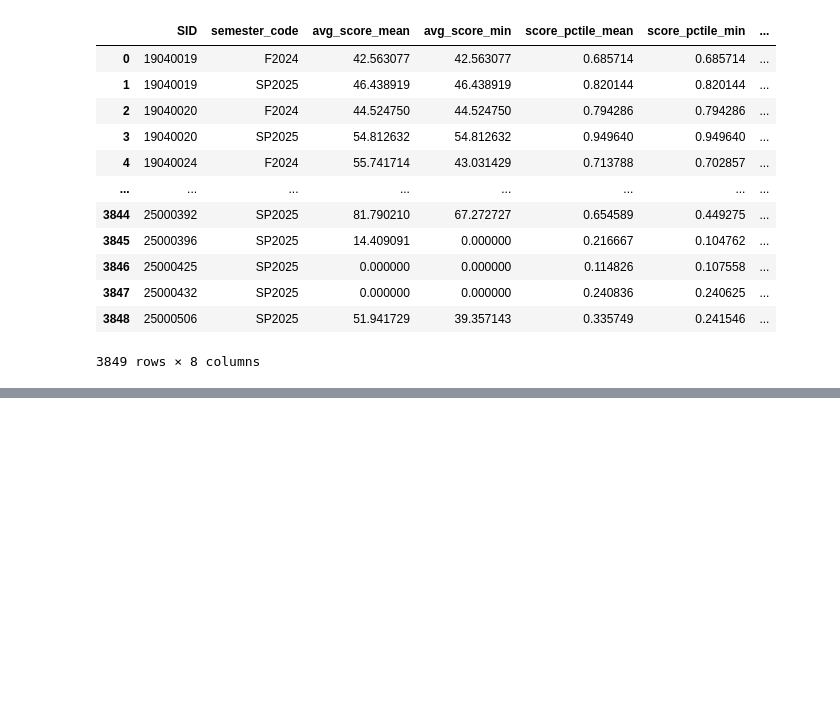
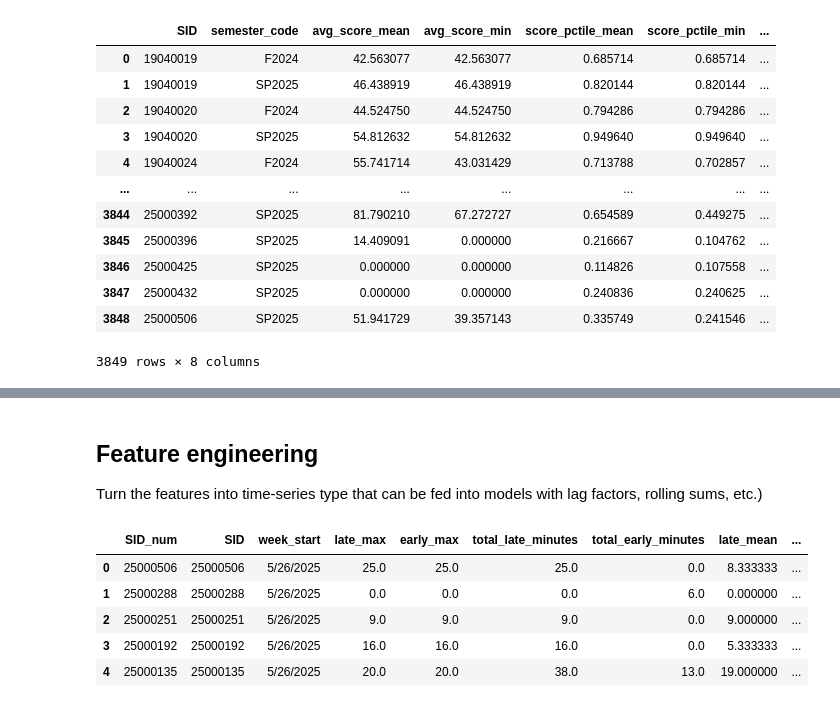
Before and after one commit to tthvan/student-dropout-analysis, a Jupyter notebook: notebooks/weekly_manipulation.ipynb, the cells around one changed output, grey strips where cells are left out. Cells and saved outputs as stored; diff of their text form; code cells hidden in the pictures; blank space fills up the shorter version.

```diff
--- a/notebooks/weekly_manipulation.ipynb
+++ b/notebooks/weekly_manipulation.ipynb
@@ -598,0 +635,47 @@ Index(['SID', 'semester_code', 'avg_score_mean', 'avg_score_min',
+# %%
+def get_dropout_date(student_week: pd.DataFrame) -> pd.DataFrame:
+    sw = student_week.copy()
+    sw["SID"] = sw["SID"].astype(str)
+    sw["week_start"] = pd.to_datetime(sw["week_start"], errors="coerce")
+    sw = sw.sort_values(["SID","week_start"])
+
+    out = []
+    for sid, g in sw.groupby("SID", sort=False):
+        g = g.sort_values("week_start").reset_index(drop=True)
+
+        # 1) inactive flag (1 = inactive, 0 = active)
+        inact = (g["days_observed_w"].fillna(0) == 0).astype(int)
+
+        # 2) rolling 4-week sum; equals 4 where a 4-week inactive streak ends
+        roll4 = inact.rolling(4, min_periods=4).sum()
+
+        # first position where streak reaches 4
+        pos_streak_end = np.where(roll4.values == 4)[0]
+        if len(pos_streak_end) > 0:
+            end_pos = int(pos_streak_end[0])          # end of the first 4-week streak
+            start_pos = end_pos - 3                   # start of that streak
+            dropout_date = g.loc[start_pos, "week_start"]
+        else:
+            # No 4-week streak → use last active week
+            active_idx = np.where(inact.values == 0)[0]
+            dropout_date = g.loc[active_idx.max(), "week_start"] if len(active_idx) else pd.NaT
+
+        out.append({"SID": sid, "dropout_date": dropout_date})
+
+    return pd.DataFrame(out)
+
+dropout_df = get_dropout_date(week)
+student_week = week.merge(dropout_df, on="SID", how="left")
+# %% [markdown]
+## Feature engineering
+Turn the features into time-series type that can be fed into models with lag factors, rolling sums, etc.)
+# %%
+pd.set_option('display.max_columns', None)
+student_week.head()
+# %% [output]
+|  | SID_num | SID | week_start | late_max | early_max | total_late_minutes | total_early_minutes | late_mean | ... |
+| 0 | 25000506 | 25000506 | 5/26/2025 | 25.0 | 25.0 | 25.0 | 0.0 | 8.333333 | ... |
+| 1 | 25000288 | 25000288 | 5/26/2025 | 0.0 | 0.0 | 0.0 | 6.0 | 0.000000 | ... |
+| 2 | 25000251 | 25000251 | 5/26/2025 | 9.0 | 9.0 | 9.0 | 0.0 | 9.000000 | ... |
+| 3 | 25000192 | 25000192 | 5/26/2025 | 16.0 | 16.0 | 16.0 | 0.0 | 5.333333 | ... |
+| 4 | 25000135 | 25000135 | 5/26/2025 | 20.0 | 20.0 | 38.0 | 13.0 | 19.000000 | ... |
```
Also changed, not shown: parts of 31 cells of this notebook, 10 other files.
